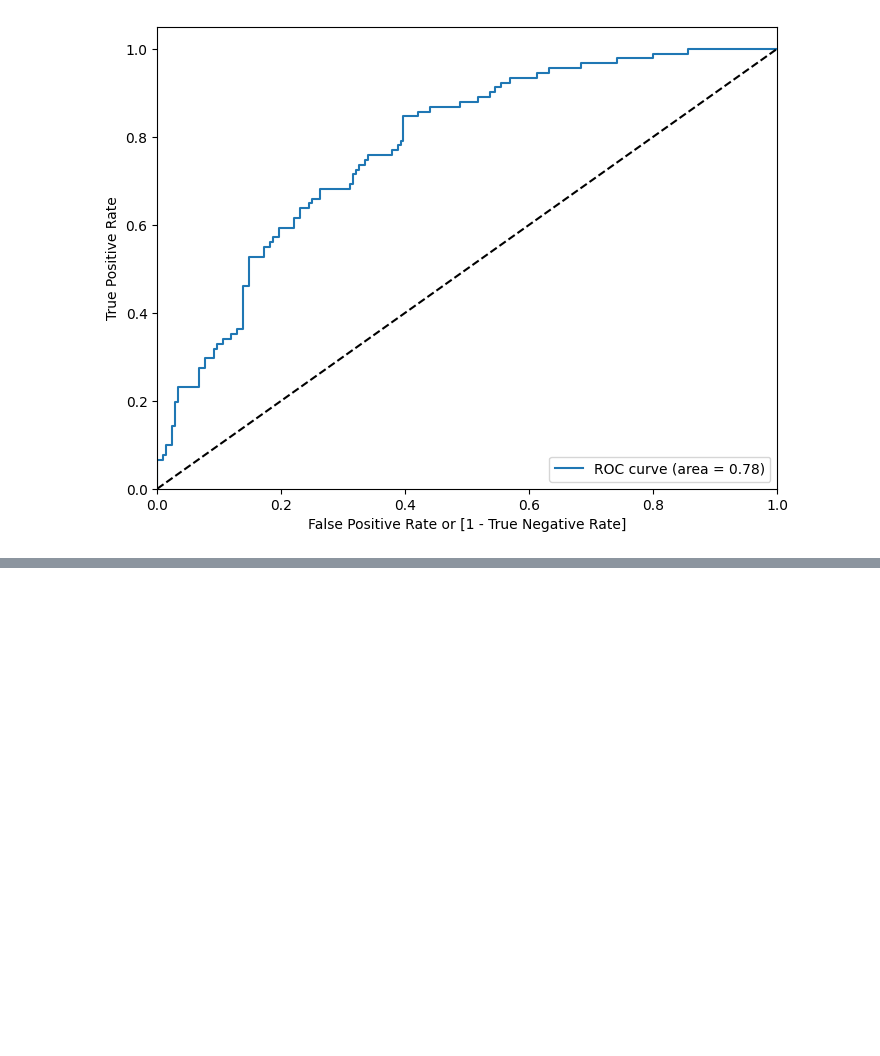
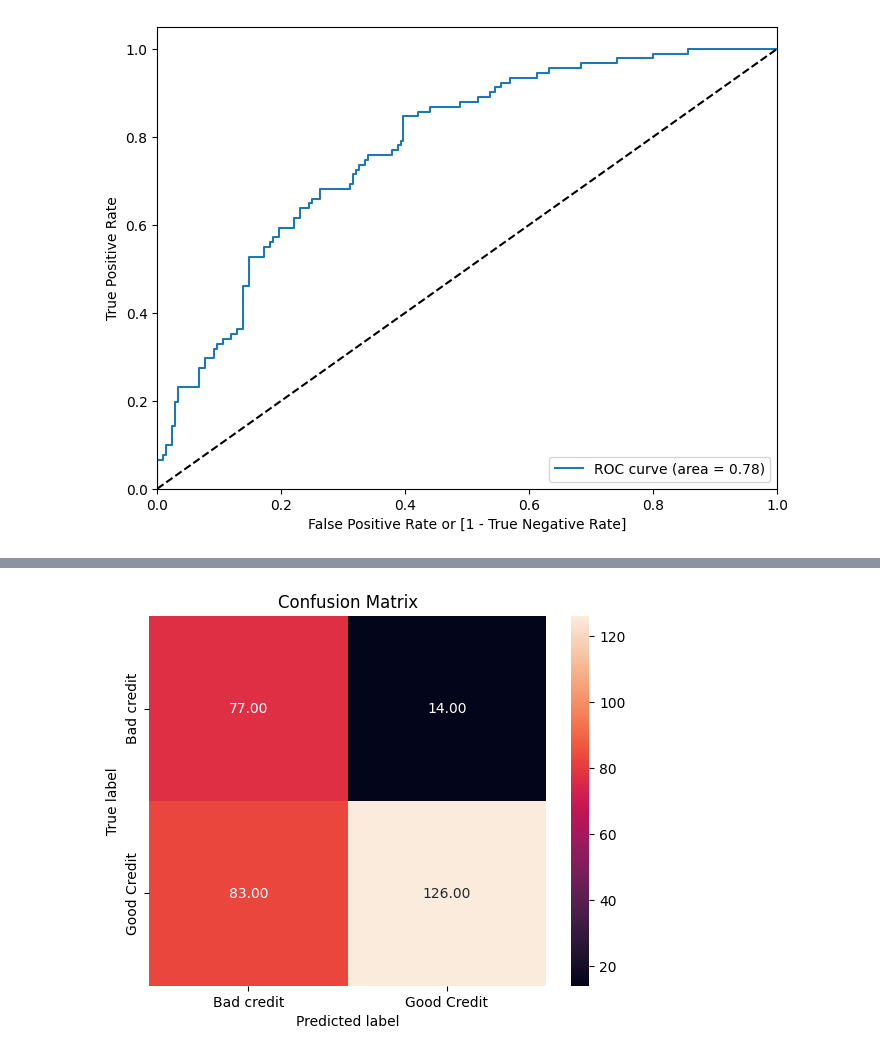
Before and after one commit to sandeepdixit05/machinelearning, a Jupyter notebook: 15_module 04 german credit.ipynb, the cells around one changed output, grey strips where cells are left out. Cells and saved outputs as stored; diff of their text form; code cells hidden in the pictures; blank space fills up the shorter version.

```diff
--- a/15_module 04 german credit.ipynb
+++ b/15_module 04 german credit.ipynb
@@ -309,0 +330,8 @@ fpr, tpr, thresholds = draw_roc( y_pred_df.actual,
+# %%
+y_pred_df['predicted_new'] = y_pred_df.predicted_prob.map(
+                                lambda x: 1 if x > 0.22 else 0)
+# %%
+draw_cm( y_pred_df.actual,
+        y_pred_df.predicted_new)
+# %% [output]
+[figure, added]
```
Also changed, not shown: parts of 3 cells of this notebook.
